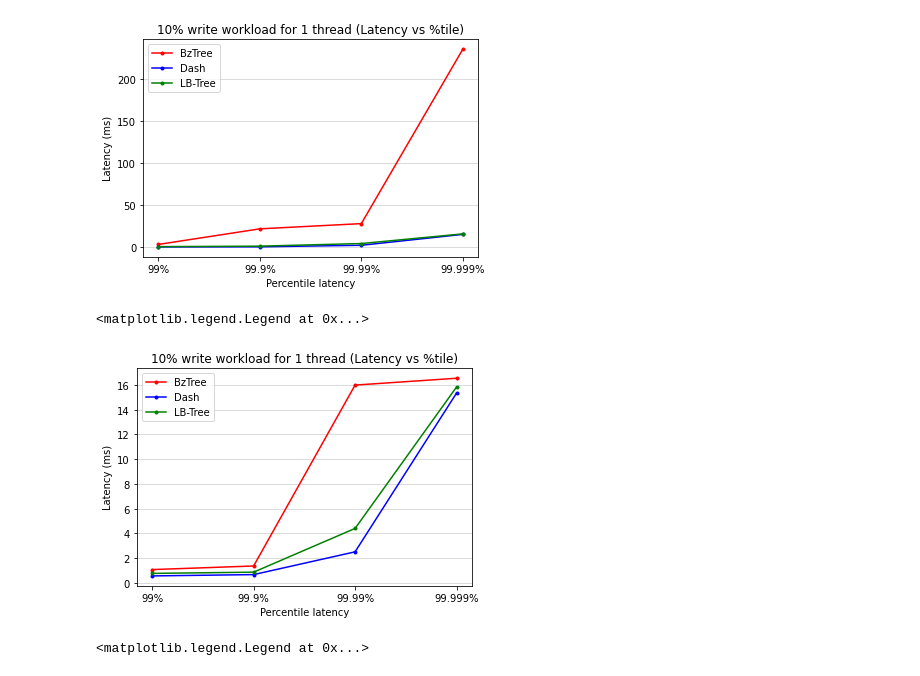
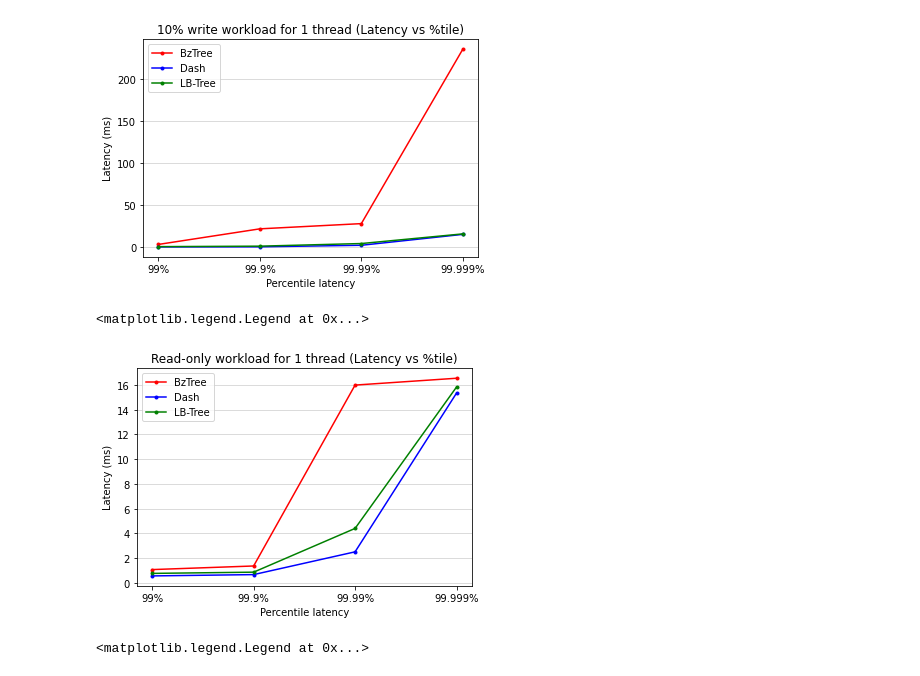
Before and after one commit to nisargshah95/Comparison-of-Indexes-for-PMem, a Jupyter notebook: CS764.ipynb, the cells around one changed output. Saved outputs shown, nothing was run; the diff lists cells and outputs as text; code cells hidden in the pictures.

Commit message:
Fix plot title

```diff
--- a/CS764.ipynb
+++ b/CS764.ipynb
@@ -261,28 +261,28 @@ plt.legend(handles=[bzLine, dLine, lLine])
 # %%
 # Read-only 1 thread - Latency VS %tile (ACROSS TREES)
 
 plt.figure()
 
 #x_labels = ['99%', '99.9%', '99.99%', '99.999%']
 bzLine, = plt.plot(x_labels,
                            [bztree_0_p99[0]/1000.0, bztree_0_p99_9[0], bztree_0_p99_99[0], bztree_0_p99_999[0]],
                            fmt, color=colors[0], label = 'BzTree')
 dLine, = plt.plot(x_labels,
                           [dash_0_p99[0]/1000.0, dash_0_p99_9[0], dash_0_p99_99[0], dash_0_p99_999[0]],
                           fmt, color=colors[1], label = 'Dash')
 lLine, = plt.plot(x_labels,
                           [lbtree_0_p99[0]/1000.0, lbtree_0_p99_9[0], lbtree_0_p99_99[0], lbtree_0_p99_999[0]],
                           fmt, color=colors[2], label = 'LB-Tree')
 
 plt.xlabel('Percentile latency')
 plt.xticks(['99%', '99.9%', '99.99%', '99.999%'])
 plt.ylabel('Latency (ms)')
-plt.title('10% write workload for 1 thread (Latency vs %tile)')
+plt.title('Read-only workload for 1 thread (Latency vs %tile)')
 plt.grid(True, axis='y', color='lightgray', which='both')
 plt.legend(handles=[bzLine, dLine, lLine])
 # %% [output]
 <matplotlib.legend.Legend at 0x...>
-[figure, old version]
+[figure, new version]
 # %%
 # BZ TREE GRAPH - THREADS VS THROUGHPUT
 
```
